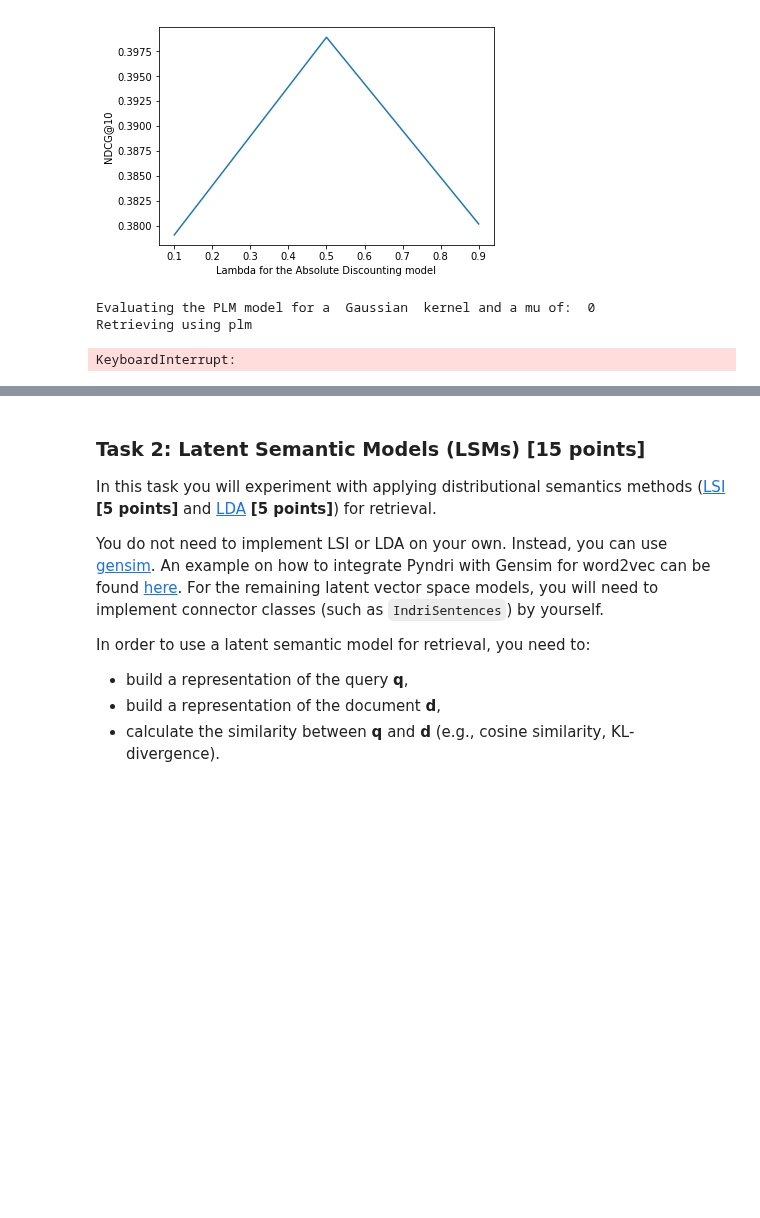
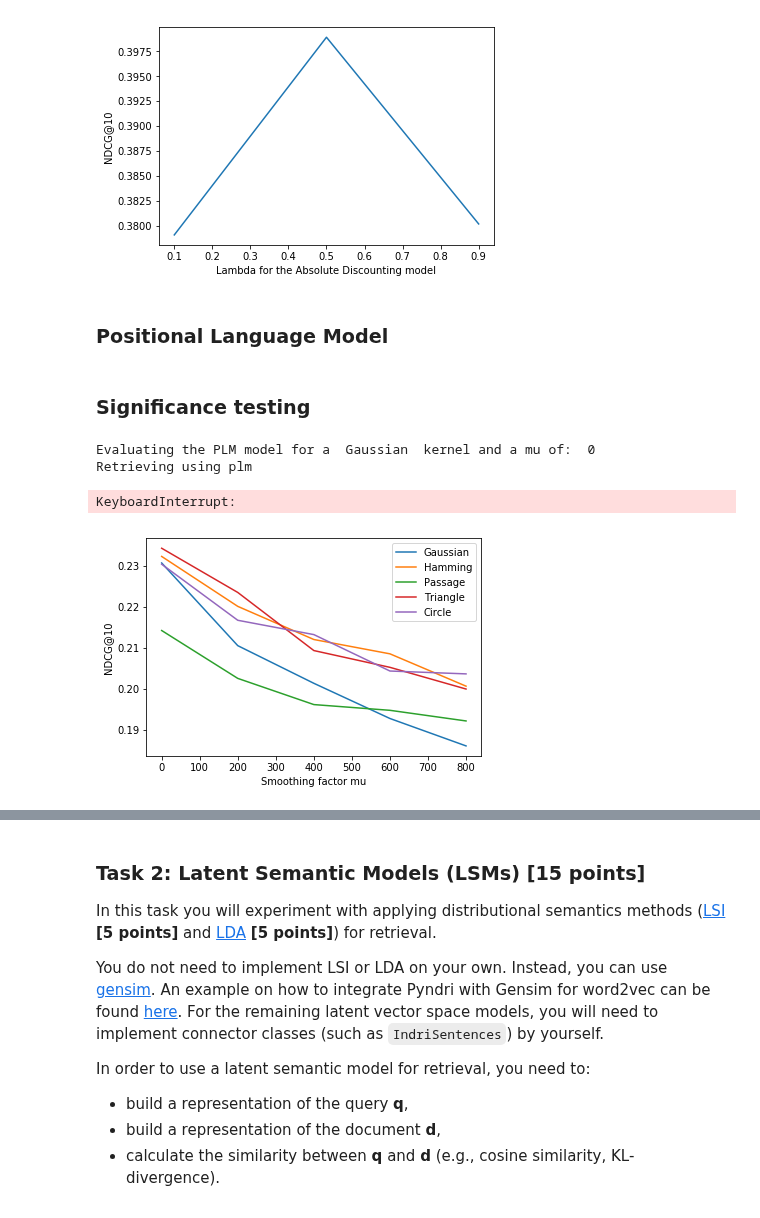
Before and after one commit to stefanknegt/InformationRetrieval1, a Jupyter notebook: HW2/Homework2_11784261-11728191-11871431.ipynb, the cells around one changed output, grey strips where cells are left out. Cells and saved outputs as stored; diff of their text form; code cells hidden in the pictures; blank space fills up the shorter version.

```diff
--- a/HW2/Homework2_11784261-11728191-11871431.ipynb
+++ b/HW2/Homework2_11784261-11728191-11871431.ipynb
@@ -650,11 +598,18 @@ plt.ylabel('NDCG@10')
 plt.show()
 # %% [output]
 [figure]
+# %% [markdown]
+### Positional Language Model
 # %%
 def plm(int_document_id,query,kernel,collection_frequencies,mu):
+    """
+    This functon returns the maximum value in the document using a positinal language model with 5 different kernels.
+    We also use dirichlet smoothing with the paramter mu.
+    """
     sigma = 50
     denom = 0
     score = 0
+
     unique_query_term_ids = set(query)
     _, doc_token_ids = index.document(int_document_id)
     if len(doc_token_ids) == 0:
@@ -673,6 +628,7 @@ def plm(int_document_id,query,kernel,collection_frequencies,mu):
         for i in range(0,len(doc_token_ids)):
             if doc_token_ids[i] in unique_query_term_ids:
                 for j in range(max(0,i-50),min(i+sigma,len(doc_token_ids))):
+                #in order to make it faster we only check the relevant indices given by sigma
                     if kernel == 'Triangle':
                         a = 1-(abs(j-i)/sigma)
                         score = (1*a)+mu*(collection_frequencies[doc_token_ids[i]]/total_terms)
@@ -700,6 +656,8 @@ def plm(int_document_id,query,kernel,collection_frequencies,mu):
     return max(scores)
 
 #run_retrieval('plm', plm)
+# %% [markdown]
+### Significance testing
 # %%
 #Subprocess
 import os
@@ -720,6 +678,7 @@ def plm_subprocess(plm_dict_all, plm_dict_avg, kernel, mu):
     name = kernel+"-"+str(mu)
     plm_dict_all[name] = results[:-1]
     plm_dict_avg[name] = results[-1]
+    os.remove("./trec_eval/plm.run")
     return plm_dict_all , plm_dict_avg
 # %%
 import pickle
@@ -741,3 +700,32 @@ for mu in plm_mu:
 Evaluating the PLM model for a  Gaussian  kernel and a mu of:  0
 Retrieving using plm
 KeyboardInterrupt:
+# %%
+with open('plm_dict_avg.pickle', 'rb') as handle:
+    plm_dict_avg = pickle.load(handle)
+mu_dict = {}
+avg_dict = {}
+for key, value in plm_dict_avg.items():
+    key_split = key.split('-')
+    try:
+        mu_dict[key_split[0]].append(key_split[1])
+        avg_dict[key_split[0]].append(value)
+    except:
+        mu_dict[key_split[0]] = [key_split[1]]
+        avg_dict[key_split[0]] = [value]
+
+mu_template = [0, 200, 400, 600, 800]
+for key, value in avg_dict.items():
+    mu = mu_dict[key]
+    val = []
+    for m in mu_template:
+        idx = mu.index(str(m))
+        val.append(value[idx])
+    plt.plot(mu_template, val, label=key)
+
+plt.legend()
+plt.ylabel('NDCG@10')
+plt.xlabel('Smoothing factor mu')
+plt.show()
+# %% [output]
+[figure, added]
```
Also changed, not shown: parts of 63 cells of this notebook.
